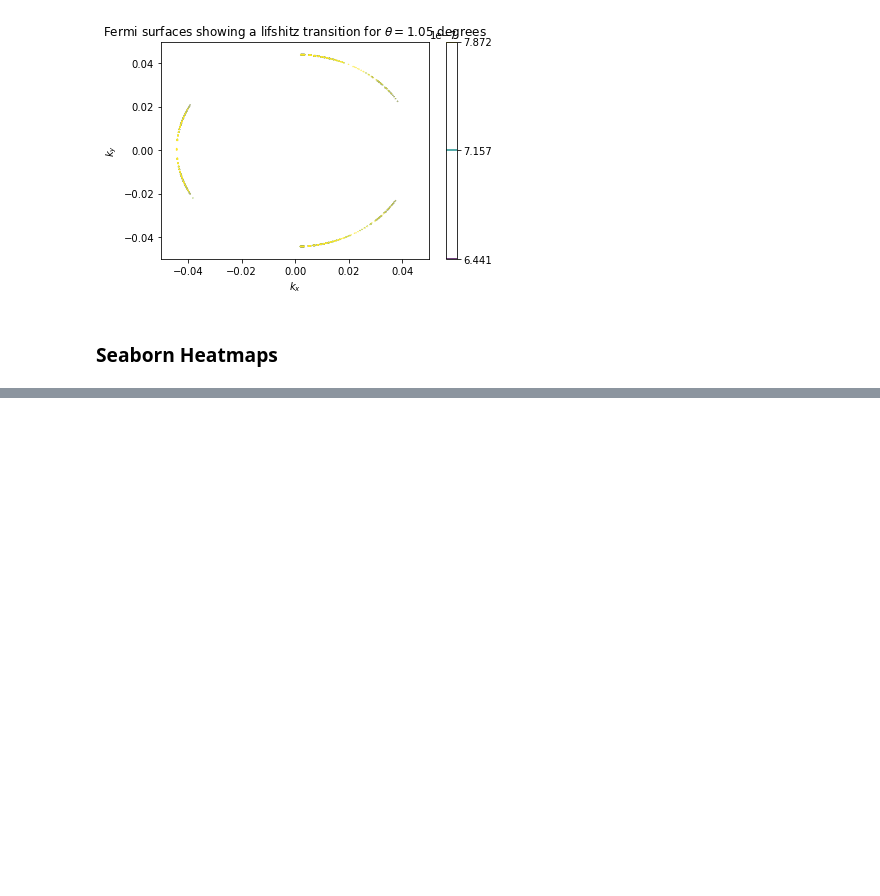
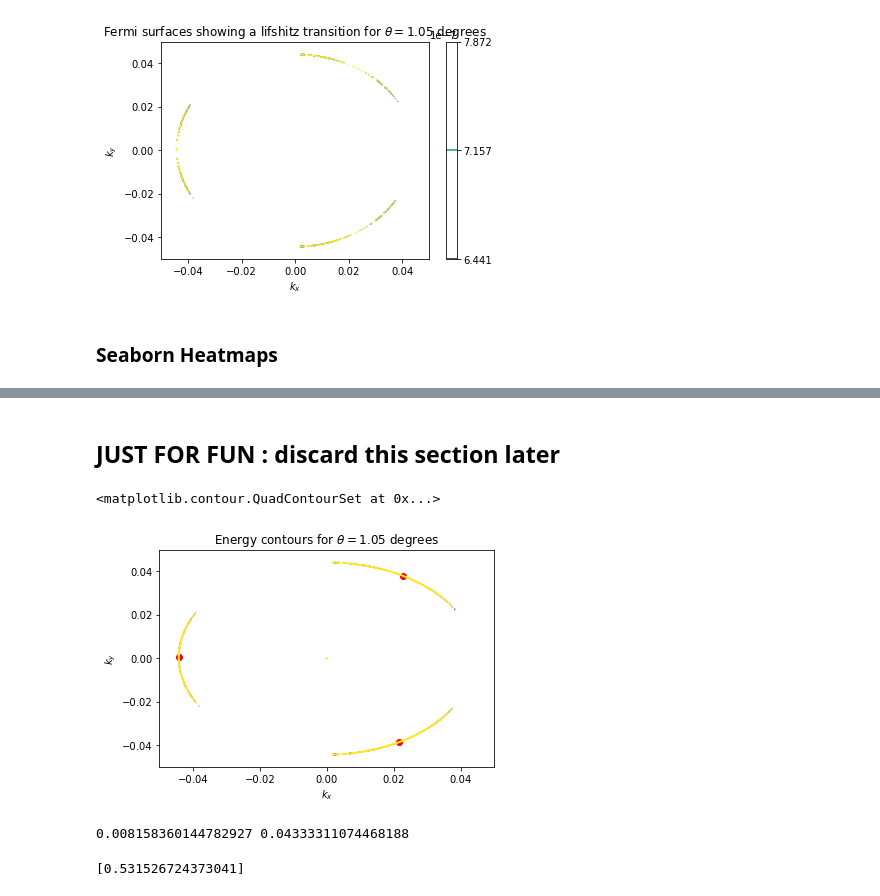
Before and after one commit to aravindhshankar/KondoVHS, a Jupyter notebook: FigureMaking.ipynb, the cells around one changed output, grey strips where cells are left out. Cells and saved outputs as stored; diff of their text form; code cells hidden in the pictures; blank space fills up the shorter version.

```diff
--- a/FigureMaking.ipynb
+++ b/FigureMaking.ipynb
@@ -98,0 +101,27 @@ plt.savefig('FigsPoster/HeatmapMagic.jpg')
+# %% [markdown]
+## JUST FOR FUN : discard this section later
+# %%
+#plt.contour(X,Y,Z, levels = 80,alpha=0.7,cmap='ocean')
+plt.scatter(kx0,ky0,c='r')
+kx120,ky120 = rot2D([kx0,ky0],2*np.pi/3)
+plt.scatter(kx120,ky120,c='r')
+kx240,ky240 = rot2D([kx0,ky0],4*np.pi/3)
+plt.scatter(kx240,ky240,c='r')
+plt.xlabel(r'$k_x$')
+plt.ylabel(r'$k_y$')
+plt.title("Energy contours for $\\theta = $" + str(int(thetaset[ival] * 100)/100) + ' degrees' )
+plt.contour(X,Y,Z,[Ev],linestyles='dashed', alpha=1,)
+#plt.savefig('FigsPaper/ContoursLog.pdf')
+plt.contour(X,Y,Z,np.array([0.01,0.05,0.1,0.2,2])*Ev)
+# %% [output]
+<matplotlib.contour.QuadContourSet at 0x...>
+[figure, added]
+# %%
+#newkx,newky = find_saddle((0,0.03),thetai)
+newkx,newky = find_saddle((0,0.04),thetai)
+print(newkx,newky)
+newsad = generate_spectrum_Twisted_graphene_single_point(vF=vFpar,w=wpar,Theta=thetai,kx_fixed=newkx,ky_fixed=newky,symmetric=True)[4]
+[newsad/Ev]
+# %% [output]
+0.008158360144782927 0.04333311074468188
+[0.531526724373041]
```
Also changed, not shown: parts of 12 cells of this notebook, 9 other files.
